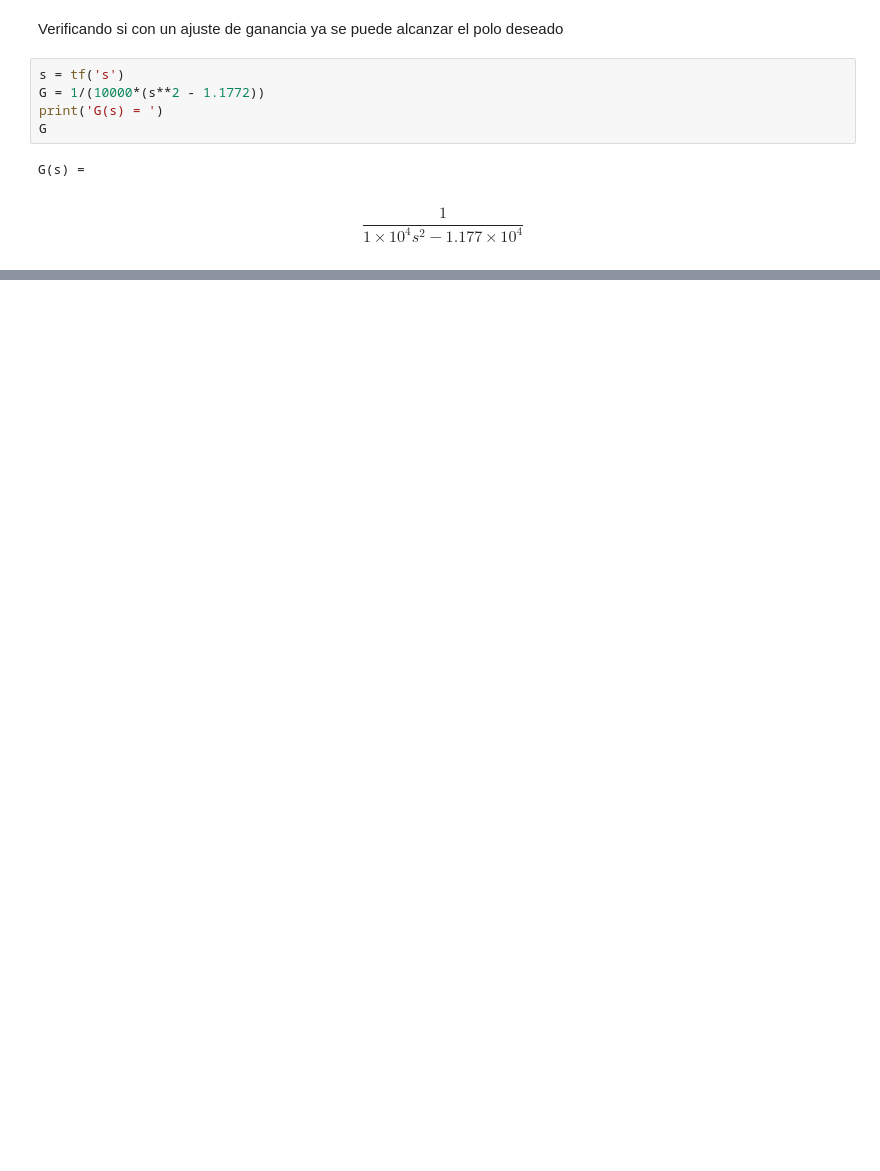
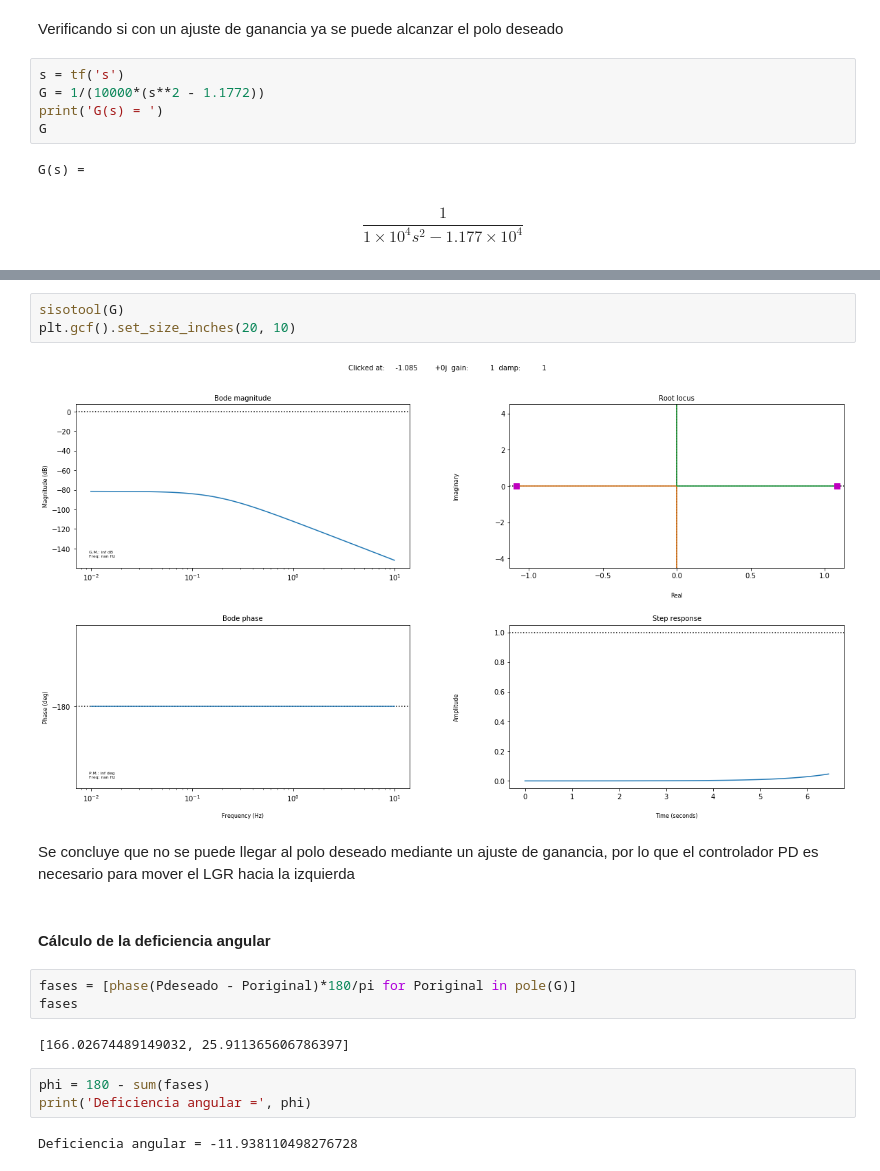
Before and after one commit to alecaceres/SCA, a Jupyter notebook: PID/Ej_A-6-14.ipynb, the cells around one changed output, grey strips where cells are left out. Saved outputs shown, nothing was run; the diff lists cells and outputs as text; blank space fills up the shorter version.

```diff
--- a/PID/Ej_A-6-14.ipynb
+++ b/PID/Ej_A-6-14.ipynb
@@ -63,0 +54,19 @@ rlist, klist = rlocus(G, grid = True)
+# %%
+sisotool(G)
+plt.gcf().set_size_inches(20, 10)
+# %% [output]
+[figure, added]
+# %% [markdown]
+Se concluye que no se puede llegar al polo deseado mediante un ajuste de ganancia, por lo que el controlador PD es necesario para mover el LGR hacia la izquierda
+# %% [markdown]
+#### Cálculo de la deficiencia angular
+# %%
+fases = [phase(Pdeseado - Poriginal)*180/pi for Poriginal in pole(G)]
+fases
+# %% [output]
+[166.02674489149032, 25.911365606786397]
+# %%
+phi = 180 - sum(fases)
+print('Deficiencia angular =', phi)
+# %% [output]
+Deficiencia angular = -11.938110498276728
```
Also changed, not shown: parts of 26 cells of this notebook.
